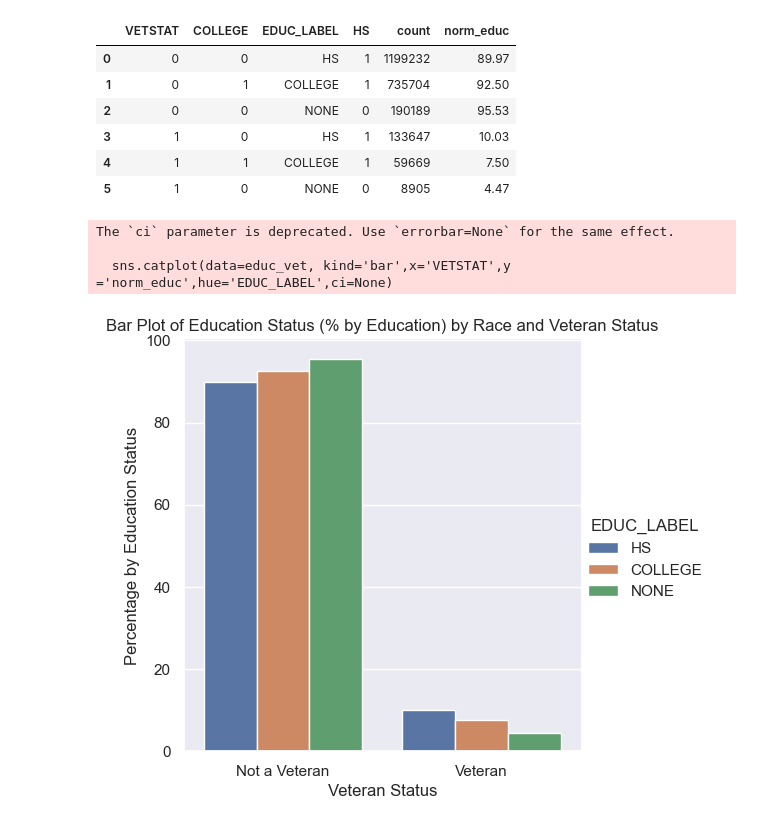
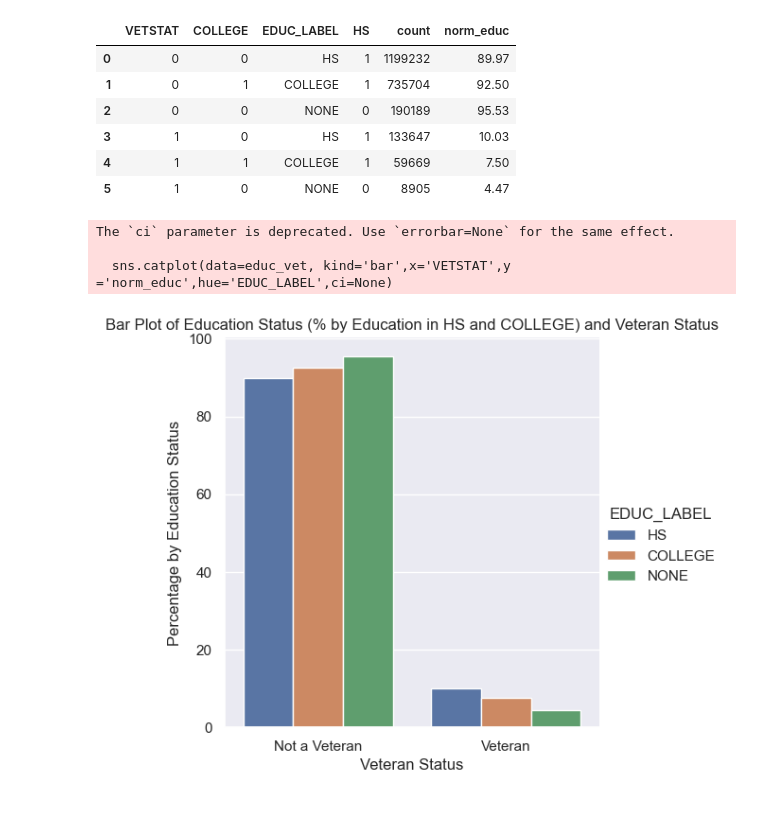
Before and after one commit to Fobertree/Econ220FinalProject, a Jupyter notebook: main.ipynb, the cells around one changed output. Drawn from its saved outputs; the diff is of its cells as text; code cells hidden in the pictures.

```diff
--- a/main.ipynb
+++ b/main.ipynb
@@ -164,5 +162,5 @@ df.index
 # %% [output]
 RangeIndex(start=0, stop=3239553, step=1)
 # %%
-data = df[['AGE','EDUC','VETSTAT','VETSTATD','RACE','SEX']]
+data = df[['AGE','EDUC','VETSTAT','RACE','SEX']]
 # %%
@@ -286,5 +258,5 @@ Name: count, dtype: int64
 data = data[data['EDUC'] != 99]
 # %%
 data['HS'] = data['EDUC'].map(lambda x: 0 if x < 6 else 1)
-data['COLLEGE'] = data['EDUC'].map(lambda x: 0 if x < 9 else 1)
+data['COLLEGE'] = data['EDUC'].map(lambda x: 0 if x < 10 else 1)
 # %% [markdown]
@@ -399,31 +311,0 @@ plt.show()
-# %%
-sns.set_theme(style="darkgrid")
-
-# Create Percentage column
-vet_total = total.groupby("VETSTAT")["count"].sum()
-print(vet_total)
-total["PCT"] = total["count"] / total["VETSTAT"].map(vet_total) * 100 * 2
-
-
-# Begin plotting
-bar1 = sns.barplot(x='VETSTAT',y='PCT',data=total,color='darkblue',errorbar=None)
-# Bottom bar
-college = total[total['COLLEGE']==1]
-print(f"total: {total[total['COLLEGE']==0]}\n\n college: {college}")
-bar2 = sns.barplot(x='VETSTAT',y='PCT',data=college,estimator=sum,errorbar=None,color='lightblue')
-
-top_bar = mpatches.Patch(color='darkblue', label='College')
-bottom_bar = mpatches.Patch(color='lightblue', label='Not College')
-plt.legend(handles=[top_bar,bottom_bar])
-
-# show the graph
-plt.title("Stacked Percentage Bar Plot of College Education Status (4 years or more) by Veteran Status")
-plt.ylabel("College Education Rates by Veteran Status (PCT)")
-plt.xlabel("Veteran Status")
-plt.xticks([0,1],["Not a Veteran", "Veteran"])
-fmt = '%.0f%%'
-yticks = mtick.FormatStrFormatter(fmt)
-#print(plt.gca())
-plt.gca().yaxis.set_major_formatter(yticks)
-
-plt.show()
@@ -536,14 +469,14 @@ educ_vet
 # %%
 sns.catplot(data=educ_vet, kind='bar',x='VETSTAT',y ='norm_educ',hue='EDUC_LABEL',ci=None)
 
-plt.title("Bar Plot of Education Status (% by Education) by Race and Veteran Status")
+plt.title("Bar Plot of Education Status (% by Education in HS and COLLEGE) and Veteran Status")
 plt.ylabel("Percentage by Education Status")
 plt.xlabel("Veteran Status")
 plt.xticks([0,1],["Not a Veteran", "Veteran"])
 fmt = '%.0f%%'
 yticks = mtick.FormatStrFormatter(fmt)
 # %% [output]
 The `ci` parameter is deprecated. Use `errorbar=None` for the same effect.
 
   sns.catplot(data=educ_vet, kind='bar',x='VETSTAT',y ='norm_educ',hue='EDUC_LABEL',ci=None)
-[figure, old version]
+[figure, new version]
```
Also changed, not shown: parts of 25 cells of this notebook.
